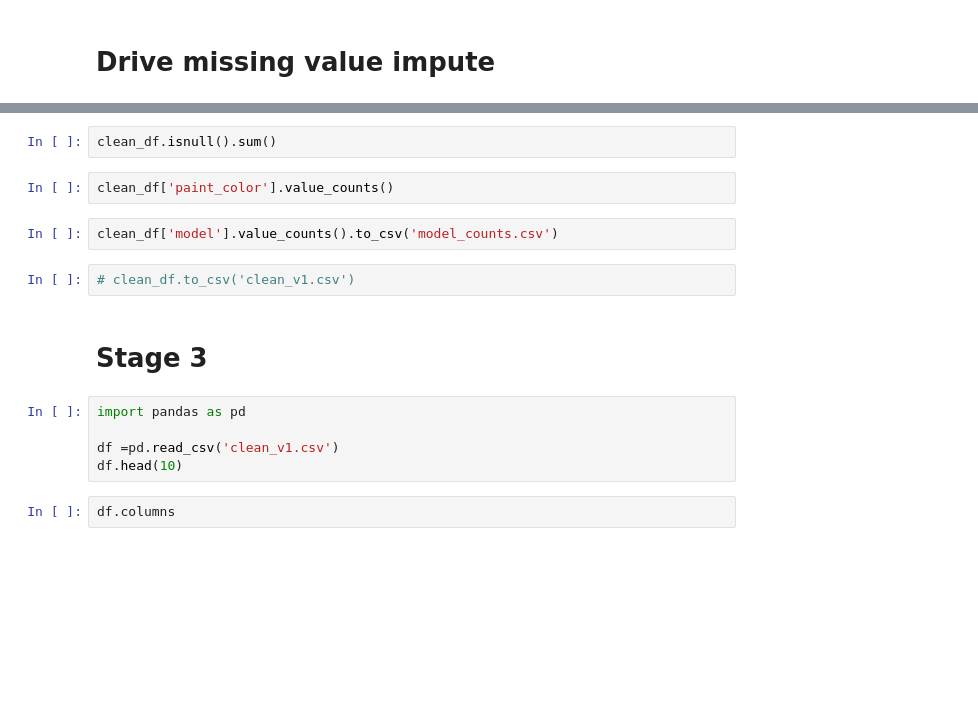
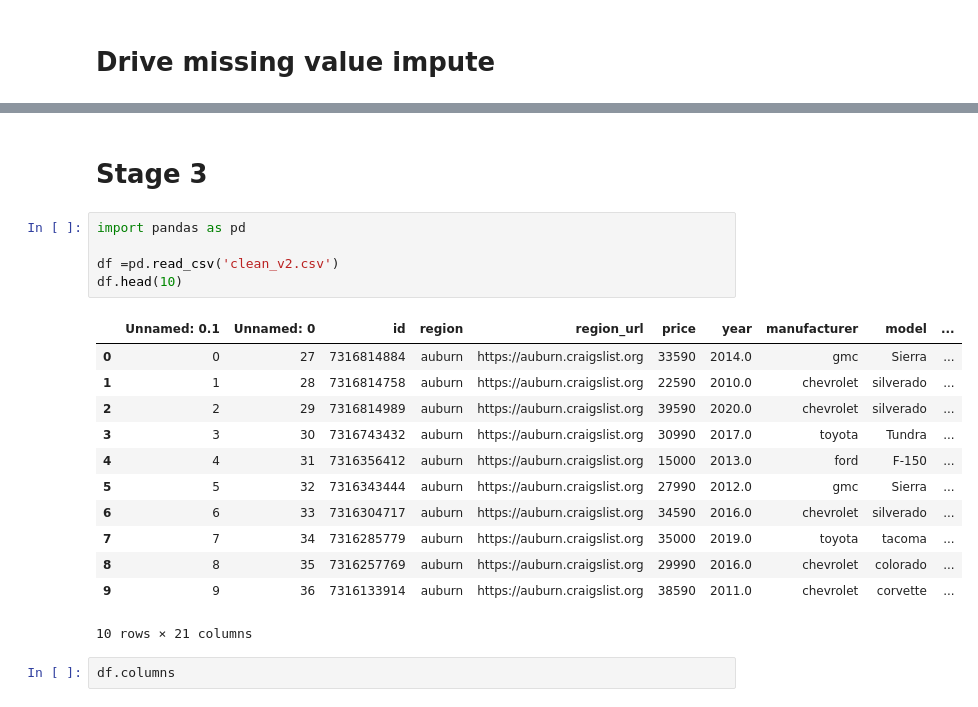
Before and after one commit to Dhruv-88/Deal_IQ, a Jupyter notebook: DataCleaning/data_cleaning.ipynb, the cells around one changed output, grey strips where cells are left out. Saved outputs shown, nothing was run; the diff lists cells and outputs as text; blank space fills up the shorter version.

```diff
--- a/DataCleaning/data_cleaning.ipynb
+++ b/DataCleaning/data_cleaning.ipynb
@@ -347,18 +204,23 @@ print(f"\nRemaining missing values in 'type': {clean_df['type'].isna().sum()}")
-# %%
-clean_df.isnull().sum()
-# %%
-clean_df['paint_color'].value_counts()
-# %%
-clean_df['model'].value_counts().to_csv('model_counts.csv')
-# %%
-# clean_df.to_csv('clean_v1.csv')
 # %% [markdown]
 # Stage 3
 # %%
 import pandas as pd
 
-df =pd.read_csv('clean_v1.csv')
+df =pd.read_csv('clean_v2.csv')
 df.head(10)
+# %% [output]
+|  | Unnamed: 0.1 | Unnamed: 0 | id | region | region_url | price | year | manufacturer | model | ... |
+| 0 | 0 | 27 | 7316814884 | auburn | https://auburn.craigslist.org | 33590 | 2014.0 | gmc | Sierra | ... |
+| 1 | 1 | 28 | 7316814758 | auburn | https://auburn.craigslist.org | 22590 | 2010.0 | chevrolet | silverado | ... |
+| 2 | 2 | 29 | 7316814989 | auburn | https://auburn.craigslist.org | 39590 | 2020.0 | chevrolet | silverado | ... |
+| 3 | 3 | 30 | 7316743432 | auburn | https://auburn.craigslist.org | 30990 | 2017.0 | toyota | Tundra | ... |
+| 4 | 4 | 31 | 7316356412 | auburn | https://auburn.craigslist.org | 15000 | 2013.0 | ford | F-150 | ... |
+| 5 | 5 | 32 | 7316343444 | auburn | https://auburn.craigslist.org | 27990 | 2012.0 | gmc | Sierra | ... |
+| 6 | 6 | 33 | 7316304717 | auburn | https://auburn.craigslist.org | 34590 | 2016.0 | chevrolet | silverado | ... |
+| 7 | 7 | 34 | 7316285779 | auburn | https://auburn.craigslist.org | 35000 | 2019.0 | toyota | tacoma | ... |
+| 8 | 8 | 35 | 7316257769 | auburn | https://auburn.craigslist.org | 29990 | 2016.0 | chevrolet | colorado | ... |
+| 9 | 9 | 36 | 7316133914 | auburn | https://auburn.craigslist.org | 38590 | 2011.0 | chevrolet | corvette | ... |
+10 rows × 21 columns
 # %%
 df.columns
 # %%
```
Also changed, not shown: parts of 34 cells of this notebook, 3 other files.
